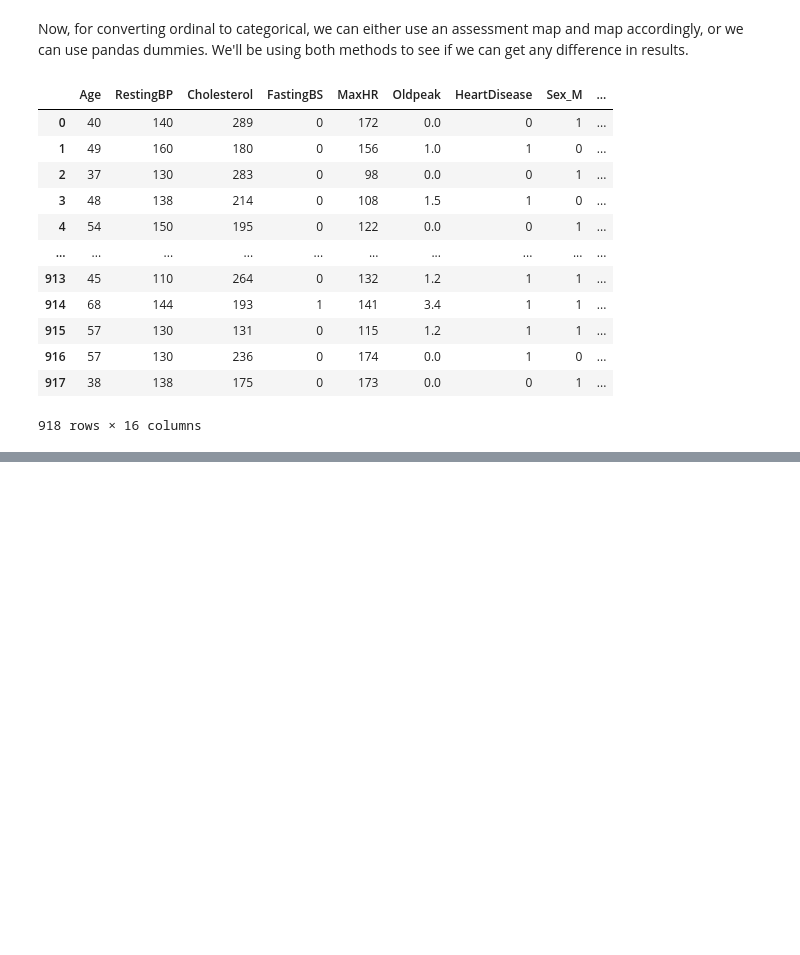
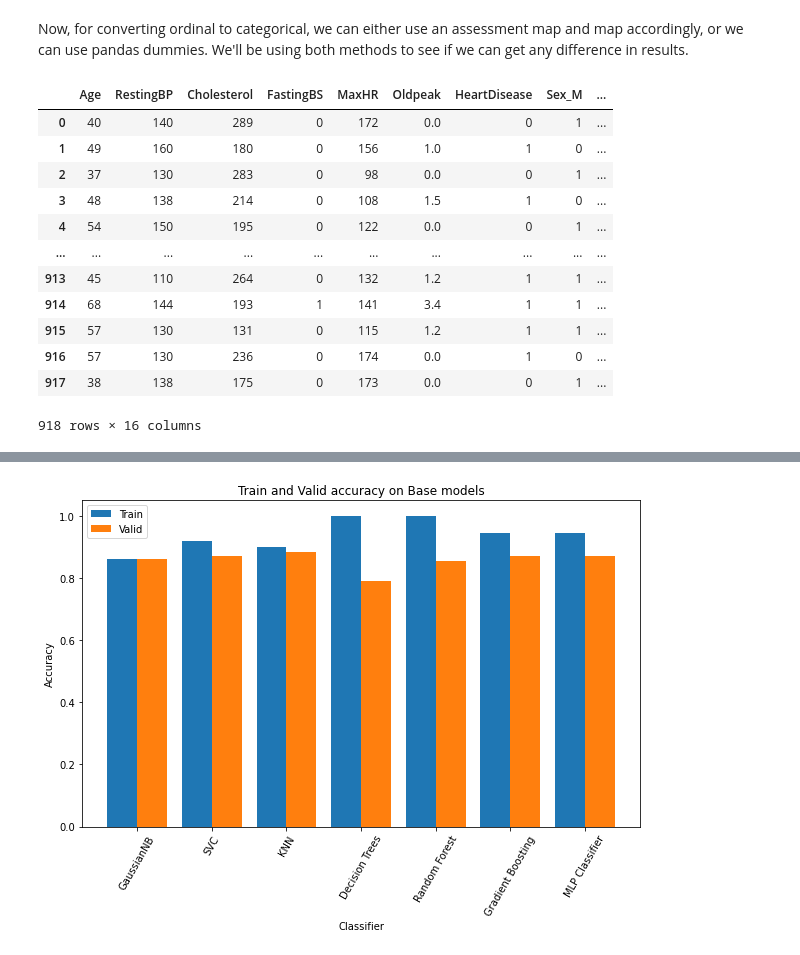
Before and after one commit to SupreetSinghDhillon/Heart-diease-Prediction, a Jupyter notebook: 03. Machine Learning.ipynb, the cells around one changed output, grey strips where cells are left out. Drawn from its saved outputs; the diff is of its cells as text; code cells hidden in the pictures; blank space fills up the shorter version.

Commit message:
Add other classifiers base model

```diff
--- a/03. Machine Learning.ipynb
+++ b/03. Machine Learning.ipynb
@@ -153,0 +218,8 @@ Test Accuracy:  0.8623188405797102
+# %%
+# Initiate model
+model = DecisionTreeClassifier()
+
+# Train Model
+train, valid = train_model(model, "Decision Trees", X_train_scaled, y_train, X_test_scaled, y_test)
+scores.loc['Decision Trees', ['Base Model'][0]].loc['Train'] = train
+scores.loc['Decision Trees', ['Base Model'][0]].loc['Valid'] = valid
@@ -153,0 +232,8 @@ Test Accuracy:  0.8623188405797102
+# %%
+# Initiate model
+model = RandomForestClassifier()
+
+# Train model
+train, valid = train_model(model, "Random Forest", X_train_scaled,  y_train, X_test_scaled, y_test)
+scores.loc['Random Forest', ['Base Model'][0]].loc['Train'] = train
+scores.loc['Random Forest', ['Base Model'][0]].loc['Valid'] = valid
@@ -153,0 +246,8 @@ Test Accuracy:  0.8623188405797102
+# %%
+# Initiate model
+model = GradientBoostingClassifier()
+
+# Train model
+train, valid = train_model(model, "Gradient Boosting", X_train_scaled, y_train, X_test_scaled, y_test)
+scores.loc['Gradient Boosting', ['Base Model'][0]].loc['Train'] = train
+scores.loc['Gradient Boosting', ['Base Model'][0]].loc['Valid'] = valid
@@ -153,0 +260,8 @@ Test Accuracy:  0.8623188405797102
+# %%
+# Initiate Model
+model = MLPClassifier()
+
+# Train Model
+train_model(model, "MLP Classifier", X_train_scaled, y_train, X_test_scaled, y_test)
+scores.loc['MLP Classifier', ['Base Model'][0]].loc['Train'] = train
+scores.loc['MLP Classifier', ['Base Model'][0]].loc['Valid'] = valid
@@ -153,0 +286,15 @@ Test Accuracy:  0.8623188405797102
+# %%
+# Plot Base Model Train and Valid Accuracy
+x_axis = np.arange(len(scores.index))
+
+plt.figure(figsize=(10,6))
+plt.bar(x_axis - 0.2, scores['Base Model']['Train'].values, 0.4, label = 'Train')
+plt.bar(x_axis + 0.2, scores['Base Model']['Valid'].values, 0.4, label = 'Valid')
+plt.xticks(x_axis, list(scores.index), rotation=60)
+plt.xlabel("Classifier")
+plt.ylabel("Accuracy")
+plt.title("Train and Valid accuracy on Base models")
+plt.legend()
+plt.show()
+# %% [output]
+[figure, added]
```
Also changed, not shown: parts of 42 cells of this notebook, 6 other files.
